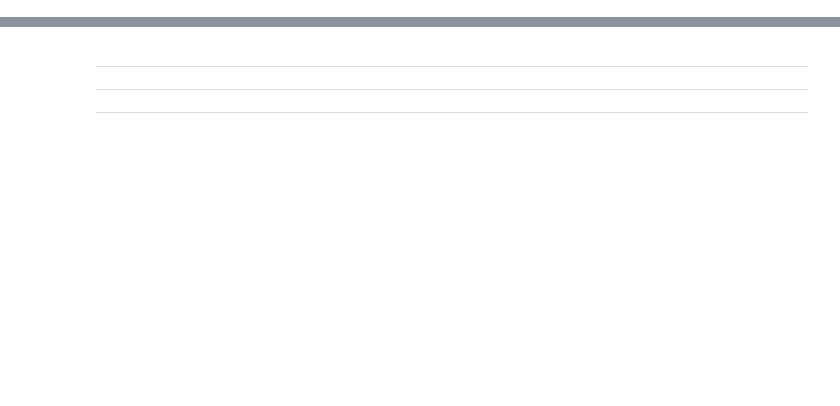
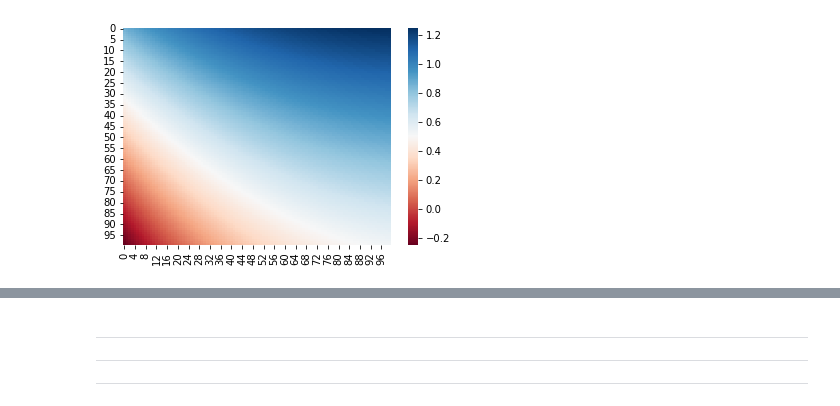
Before and after one commit to MattiaBrocco/VANET-game-theory, a Jupyter notebook: MB_attempt_1.ipynb, the cells around one changed output, grey strips where cells are left out. Drawn from its saved outputs; the diff is of its cells as text; code cells hidden in the pictures; blank space fills up the shorter version.

```diff
--- a/MB_attempt_1.ipynb
+++ b/MB_attempt_1.ipynb
@@ -113,0 +146,4 @@ stats.poisson.cdf(k = 200, mu = 200)
+# %%
+sns.heatmap(Z2 - Z1, cmap = "RdBu");
+# %% [output]
+[figure, added]
```
Also changed, not shown: parts of 13 cells of this notebook.
